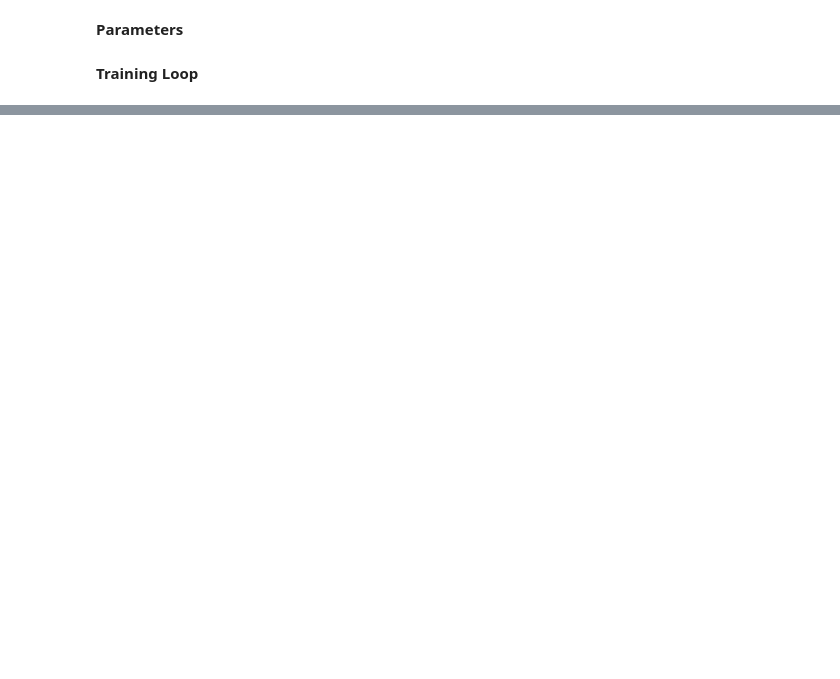
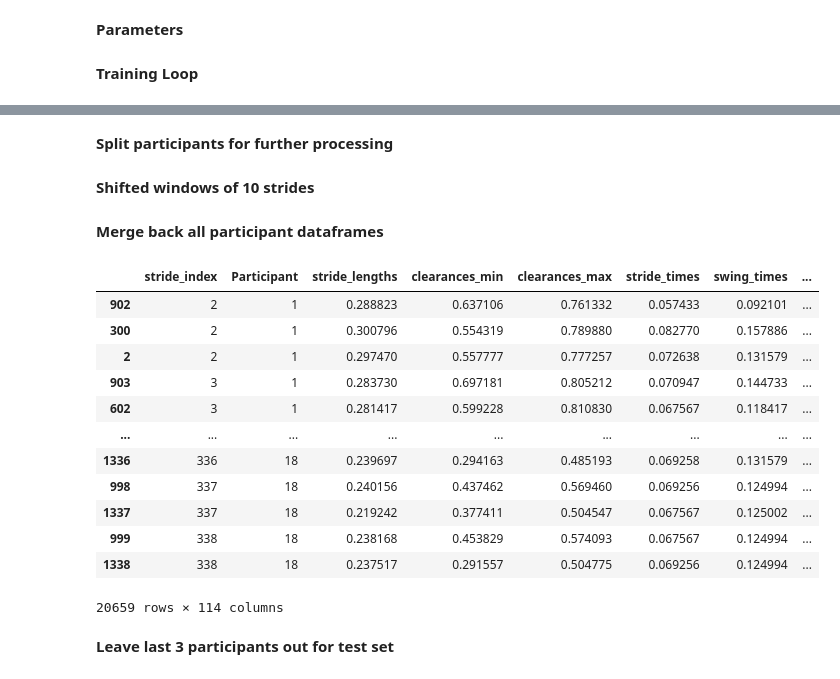
Before and after one commit to abhi-neelam/Fatigue-Detection, a Jupyter notebook: notebooks/study_replication/replication_globalised_ml.ipynb, the cells around one changed output, grey strips where cells are left out. Cells and saved outputs as stored; diff of their text form; code cells hidden in the pictures; blank space fills up the shorter version.

Commit message:
using 10 shifted windows and data for training

```diff
--- a/notebooks/study_replication/replication_globalised_ml.ipynb
+++ b/notebooks/study_replication/replication_globalised_ml.ipynb
@@ -23,7 +22,7 @@ while not os.path.isdir(os.path.join(os.getcwd(), 'data')):
 **Parameters**
 # %%
 num_participants = 18
-ignore_participant_ids = [4,7,16]
+ignore_participant_ids = [4,16]
 feature_columns = ["stride_lengths", "clearances_min", "clearances_max", "stride_times", "swing_times", "stance_times", "stance_ratios", "fo_times", "ic_times", "turning_step", "turning_interval"]
 train_percent = 0.90
 # %% [markdown]
@@ -107,0 +107,58 @@ merged_foot_df
+# %% [markdown]
+**Split participants for further processing**
+# %%
+participant_dfs = {}
+
+for participant_id in range(1, num_participants+1):
+    if participant_id in ignore_participant_ids:
+        continue
+
+    participant_dfs[participant_id] = merged_foot_df[merged_foot_df['Participant'] == participant_id].reset_index(drop=True)
+# %% [markdown]
+**Shifted windows of 10 strides**
+# %%
+shifted_participant_dfs = {}
+
+for participant_id in range(1, num_participants+1):
+    if participant_id in ignore_participant_ids:
+        continue
+
+    participant_dfs[participant_id].sort_values(by='stride_index', inplace=True) # sort by stride index from reference
+    shifted_participant_df = participant_dfs[participant_id]
+
+    for lag in range(1, 10):
+        shifted_foot_df = participant_dfs[participant_id].shift(lag)
+        shifted_foot_df = shifted_foot_df[feature_columns]
+        shifted_foot_df = shifted_foot_df.add_prefix(f'lag{lag}_')
+
+        shifted_participant_df = pd.concat([shifted_participant_df, shifted_foot_df], axis=1)
+
+    shifted_participant_df = shifted_participant_df.dropna() # drop all nan rows
+    shifted_participant_dfs[participant_id] = shifted_participant_df
+# %% [markdown]
+**Merge back all participant dataframes**
+# %%
+merged_participant_df = None
+
+for participant_id in range(1, num_participants+1):
+    if participant_id in ignore_participant_ids:
+        continue
+
+    merged_participant_df = pd.concat([merged_participant_df, shifted_participant_dfs[participant_id]], axis=0)
+merged_participant_df
+# %% [output]
+|  | stride_index | Participant | stride_lengths | clearances_min | clearances_max | stride_times | swing_times | ... |
+| 902 | 2 | 1 | 0.288823 | 0.637106 | 0.761332 | 0.057433 | 0.092101 | ... |
+| 300 | 2 | 1 | 0.300796 | 0.554319 | 0.789880 | 0.082770 | 0.157886 | ... |
+| 2 | 2 | 1 | 0.297470 | 0.557777 | 0.777257 | 0.072638 | 0.131579 | ... |
+| 903 | 3 | 1 | 0.283730 | 0.697181 | 0.805212 | 0.070947 | 0.144733 | ... |
+| 602 | 3 | 1 | 0.281417 | 0.599228 | 0.810830 | 0.067567 | 0.118417 | ... |
+| ... | ... | ... | ... | ... | ... | ... | ... | ... |
+| 1336 | 336 | 18 | 0.239697 | 0.294163 | 0.485193 | 0.069258 | 0.131579 | ... |
+| 998 | 337 | 18 | 0.240156 | 0.437462 | 0.569460 | 0.069256 | 0.124994 | ... |
+| 1337 | 337 | 18 | 0.219242 | 0.377411 | 0.504547 | 0.067567 | 0.125002 | ... |
+| 999 | 338 | 18 | 0.238168 | 0.453829 | 0.574093 | 0.067567 | 0.124994 | ... |
+| 1338 | 338 | 18 | 0.237517 | 0.291557 | 0.504775 | 0.069256 | 0.124994 | ... |
+20659 rows × 114 columns
+# %% [markdown]
+**Leave last 3 participants out for test set**
```
Also changed, not shown: parts of 4 cells of this notebook.
